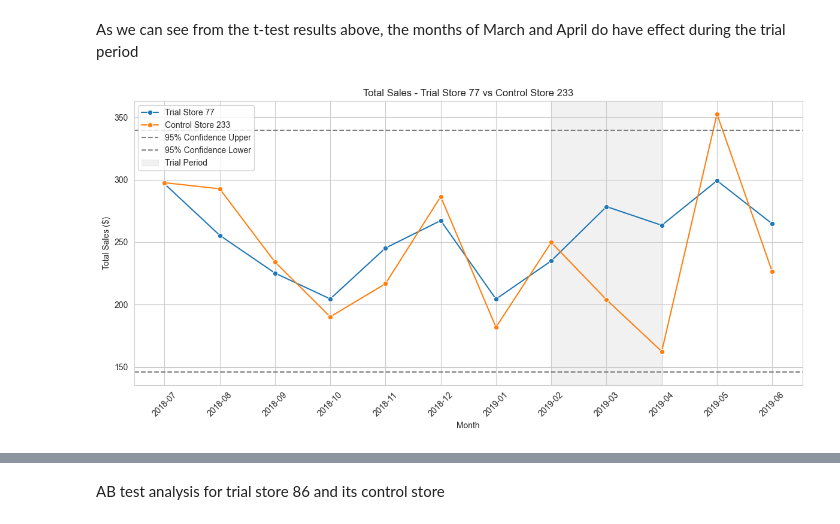
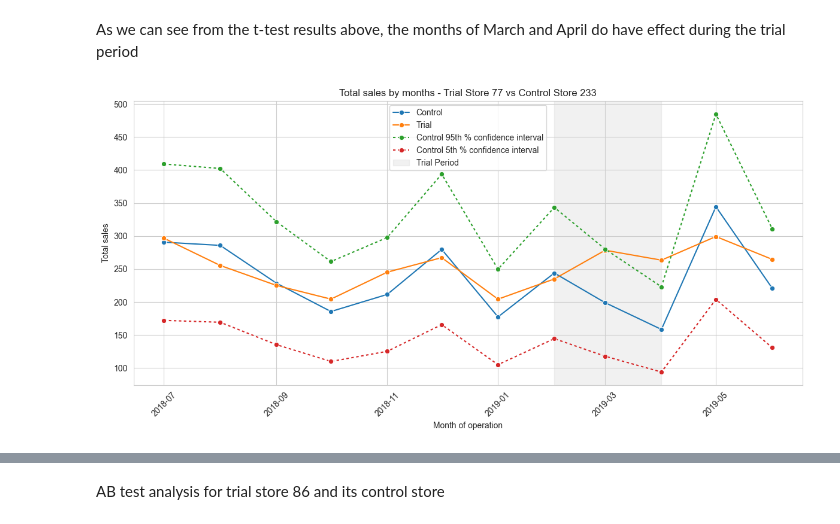
Before and after one commit to JunlongLi-0607/Data-analytic-projects, a Jupyter notebook: Task 2.ipynb, the cells around one changed output, grey strips where cells are left out. Drawn from its saved outputs; the diff is of its cells as text; code cells hidden in the pictures.

```diff
--- a/Task 2.ipynb
+++ b/Task 2.ipynb
@@ -653,53 +620,83 @@ As we can see from the t-test results above, the months of March and April do ha
 # %%
 import matplotlib.pyplot as plt
 import seaborn as sns
 from datetime import datetime
 
-# Adding the column if Store_type
+# 设置 store 类型（Trial、Control、Other）
 measure_data['Store_type'] = measure_data['STORE_NBR'].apply(
-    lambda x: f'Trial Store {trial_store}' if x == trial_store else f'Control Store {control_store}'
+    lambda x: "Trial" if x == trial_store else ("Control" if x == control_store else "Other stores")
 )
 
-# Calculating scaled_sales
-measure_data['scaled_sales'] = measure_data.apply(
-    lambda row: row['total_sales'] * scaling_factor if row['STORE_NBR'] == control_store else row['total_sales'],
-    axis=1
+# 分组取平均（类似 R 中：mean(totSales) by YEARMONTH and Store_type）
+grouped_sales = (
+    measure_data
+    .groupby(['month_id', 'Store_type'])['total_sales']
+    .mean()
+    .reset_index()
+    .rename(columns={'total_sales': 'totSales'})
 )
 
-# prepare the data for plotting
-plot_df = measure_data[['month_id', 'Store_type', 'scaled_sales']].copy()
-plot_df.rename(columns={'scaled_sales': 'total_sales'}, inplace=True)
+# 转换日期格式（模拟 R 中的 as.Date(paste(...))）
+grouped_sales['TransactionMonth'] = pd.to_datetime(grouped_sales['month_id'], format='%Y-%m')
 
-# Calculating the upper_bound and lower_bound of pre-trial control store 的 95%
-pre_control_sales = measure_data[
-    (measure_data['STORE_NBR'] == control_store) & (measure_data['month_id'].isin(pre_trial_months))
-]['scaled_sales']
+# 仅保留 Trial 和 Control
+past_sales = grouped_sales[grouped_sales['Store_type'].isin(['Trial', 'Control'])].copy()
+
+# 计算 Control 店 pre-trial 区间的均值和标准差
+pre_control_sales = past_sales[
+    (past_sales['Store_type'] == 'Control') &
+    (past_sales['month_id'].isin(pre_trial_months))
+]['totSales']
 mean_sales = pre_control_sales.mean()
 std_sales = pre_control_sales.std()
-upper_bound = mean_sales + 1.96 * std_sales
-lower_bound = mean_sales - 1.96 * std_sales
 
-# Plotting
+# 添加上下界线数据（模仿 R 中 Control 95th/5th percentile）
+control_upper = past_sales[past_sales['Store_type'] == 'Control'].copy()
+control_upper['totSales'] = control_upper['totSales'] * (1 + 2 * (std_sales / mean_sales))
+control_upper['Store_type'] = 'Control 95th % confidence interval'
+
+control_lower = past_sales[past_sales['Store_type'] == 'Control'].copy()
+control_lower['totSales'] = control_lower['totSales'] * (1 - 2 * (std_sales / mean_sales))
+control_lower['Store_type'] = 'Control 5th % confidence interval'
+
+# 合并数据
+plot_df = pd.concat([past_sales, control_upper, control_lower], ignore_index=True)
+
+# 画图
 plt.figure(figsize=(12, 6))
-sns.lineplot(data=plot_df, x='month_id', y='total_sales', hue='Store_type', marker='o')
 
-# 添加 95% 置信区间上下界虚线
-plt.axhline(upper_bound, color='gray', linestyle='--', label='95% Confidence Upper')
-plt.axhline(lower_bound, color='gray', linestyle='--', label='95% Confidence Lower')
+dashes_map = {
+    'Trial': '',  # 实线
+    'Control': '',  # 实线
+    'Control 95th % confidence interval': (2, 2),  # 虚线
+    'Control 5th % confidence interval': (2, 2)   # 虚线
+}
 
-# Adding a light background for trial period
-plt.axvspan('2019-02', '2019-04', color='lightgray', alpha=0.3, label='Trial Period')
+sns.lineplot(
+    data=plot_df,
+    x='TransactionMonth',
+    y='totSales',
+    hue='Store_type',
+    style='Store_type',     # 关键点：按 Store_type 控制线型
+    dashes=dashes_map,      # 关键点：手动设置虚线/实线
+    marker='o'
+)
 
-plt.title(f'Total Sales - Trial Store {trial_store} vs Control Store {control_store}')
-plt.xlabel('Month')
-plt.ylabel('Total Sales ($)')
+# 添加试验期灰色背景区域
+plt.axvspan(pd.to_datetime("2019-02-01"), pd.to_datetime("2019-04-01"),
+            color='lightgray', alpha=0.3, label='Trial Period')
+
+# 图形设置
+plt.title(f"Total sales by months - Trial Store {trial_store} vs Control Store {control_store}")
+plt.xlabel("Month of operation")
+plt.ylabel("Total sales")
 plt.xticks(rotation=45)
 plt.legend()
 plt.grid(True)
 plt.tight_layout()
 plt.show()
 # %% [output]
-[figure, old version]
+[figure, new version]
 # %%
 # Set parameters
 trial_store = 77
```
Also changed, not shown: parts of 12 cells of this notebook.
